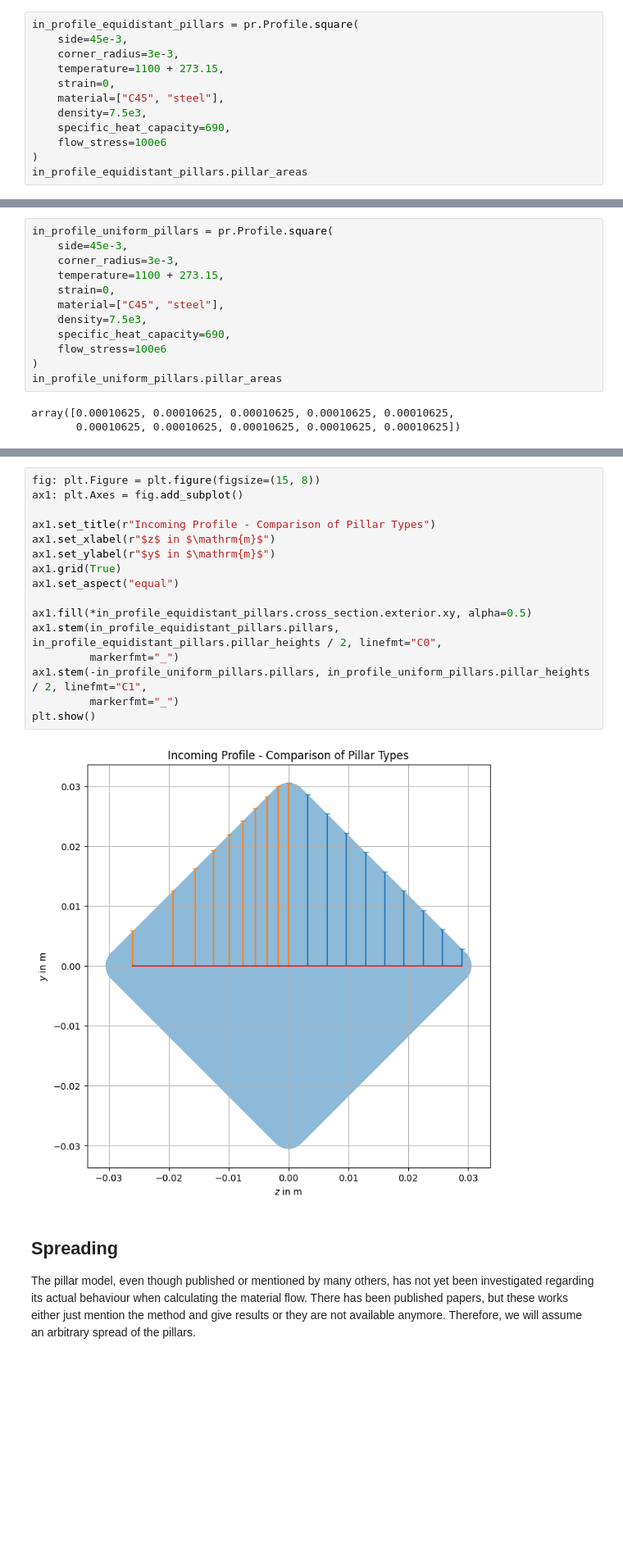
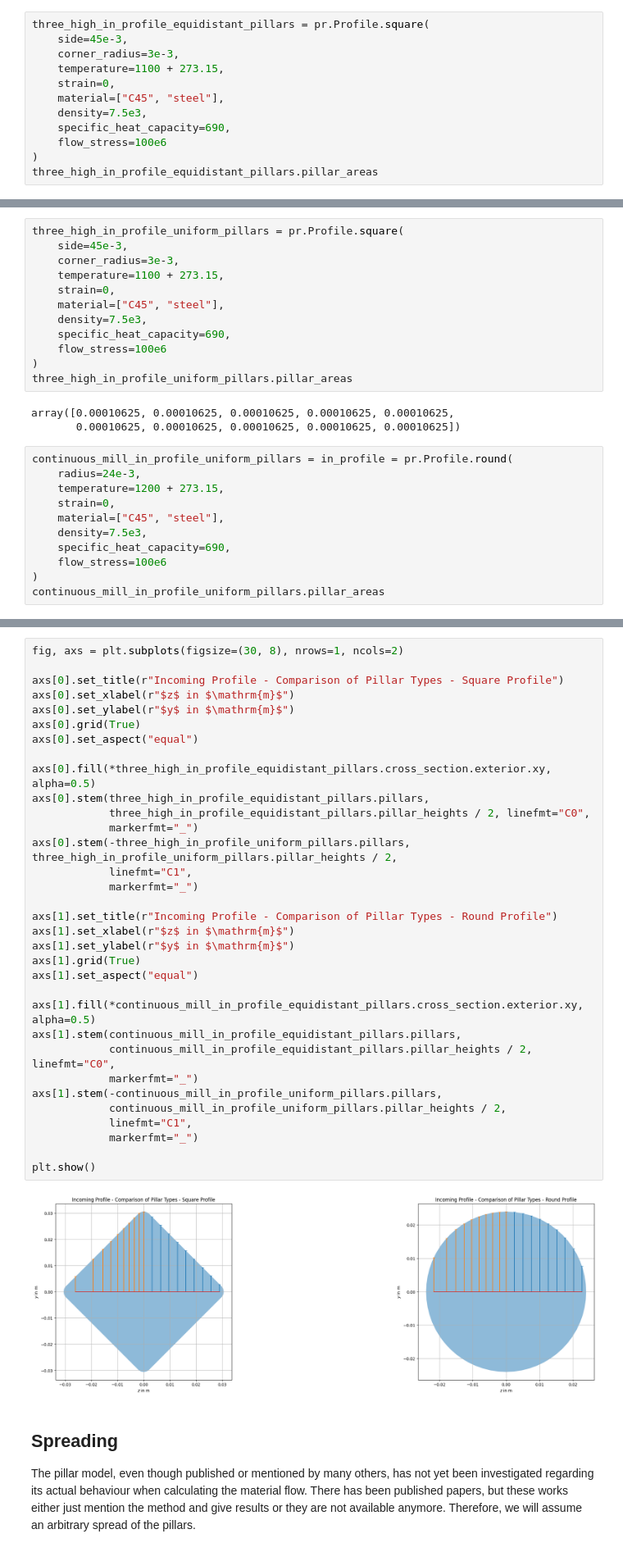
Before and after one commit to pyroll-project/pyroll-examples, a Jupyter notebook: pillar_model_intro.ipynb, the cells around one changed output, grey strips where cells are left out. Shown: that part at 82% size. Drawn from its saved outputs; the diff is of its cells as text; blank space fills up the shorter version.

Commit message:
added round-oval pass

```diff
--- a/pillar_model_intro.ipynb
+++ b/pillar_model_intro.ipynb
@@ -30,7 +31,7 @@ Let's define a profile and check the influence of these values.
 pyroll.pillar_model.Config.PILLAR_TYPE = "EQUIDISTANT"
 pyroll.pillar_model.Config.PILLAR_COUNT = 10
 # %%
-in_profile_equidistant_pillars = pr.Profile.square(
+three_high_in_profile_equidistant_pillars = pr.Profile.square(
     side=45e-3,
     corner_radius=3e-3,
     temperature=1100 + 273.15,
@@ -40,7 +41,7 @@ in_profile_equidistant_pillars = pr.Profile.square(
     specific_heat_capacity=690,
     flow_stress=100e6
 )
-in_profile_equidistant_pillars.pillar_areas
+three_high_in_profile_equidistant_pillars.pillar_areas
 # %% [output]
 array([1.96834313e-04, 1.84114160e-04, 1.63394758e-04, 1.42675357e-04,
        1.21955956e-04, 1.01236554e-04, 8.05171529e-05, 5.97977516e-05,
@@ -49,7 +65,7 @@ array([1.96834313e-04, 1.84114160e-04, 1.63394758e-04, 1.42675357e-04,
 pyroll.pillar_model.Config.PILLAR_TYPE = "UNIFORM"
 pyroll.pillar_model.Config.PILLAR_COUNT = 10
 # %%
-in_profile_uniform_pillars = pr.Profile.square(
+three_high_in_profile_uniform_pillars = pr.Profile.square(
     side=45e-3,
     corner_radius=3e-3,
     temperature=1100 + 273.15,
@@ -59,7 +75,18 @@ in_profile_uniform_pillars = pr.Profile.square(
     specific_heat_capacity=690,
     flow_stress=100e6
 )
-in_profile_uniform_pillars.pillar_areas
+three_high_in_profile_uniform_pillars.pillar_areas
 # %% [output]
 array([0.00010625, 0.00010625, 0.00010625, 0.00010625, 0.00010625,
        0.00010625, 0.00010625, 0.00010625, 0.00010625, 0.00010625])
+# %%
+continuous_mill_in_profile_uniform_pillars = in_profile = pr.Profile.round(
+    radius=24e-3,
+    temperature=1200 + 273.15,
+    strain=0,
+    material=["C45", "steel"],
+    density=7.5e3,
+    specific_heat_capacity=690,
+    flow_stress=100e6
+)
+continuous_mill_in_profile_uniform_pillars.pillar_areas
@@ -66,21 +97,38 @@ array([0.00010625, 0.00010625, 0.00010625, 0.00010625, 0.00010625,
 # %%
-fig: plt.Figure = plt.figure(figsize=(15, 8))
-ax1: plt.Axes = fig.add_subplot()
+fig, axs = plt.subplots(figsize=(30, 8), nrows=1, ncols=2)
 
-ax1.set_title(r"Incoming Profile - Comparison of Pillar Types")
-ax1.set_xlabel(r"$z$ in $\mathrm{m}$")
-ax1.set_ylabel(r"$y$ in $\mathrm{m}$")
-ax1.grid(True)
-ax1.set_aspect("equal")
+axs[0].set_title(r"Incoming Profile - Comparison of Pillar Types - Square Profile")
+axs[0].set_xlabel(r"$z$ in $\mathrm{m}$")
+axs[0].set_ylabel(r"$y$ in $\mathrm{m}$")
+axs[0].grid(True)
+axs[0].set_aspect("equal")
 
-ax1.fill(*in_profile_equidistant_pillars.cross_section.exterior.xy, alpha=0.5)
-ax1.stem(in_profile_equidistant_pillars.pillars, in_profile_equidistant_pillars.pillar_heights / 2, linefmt="C0",
-         markerfmt="_")
-ax1.stem(-in_profile_uniform_pillars.pillars, in_profile_uniform_pillars.pillar_heights / 2, linefmt="C1",
-         markerfmt="_")
+axs[0].fill(*three_high_in_profile_equidistant_pillars.cross_section.exterior.xy, alpha=0.5)
+axs[0].stem(three_high_in_profile_equidistant_pillars.pillars,
+            three_high_in_profile_equidistant_pillars.pillar_heights / 2, linefmt="C0",
+            markerfmt="_")
+axs[0].stem(-three_high_in_profile_uniform_pillars.pillars, three_high_in_profile_uniform_pillars.pillar_heights / 2,
+            linefmt="C1",
+            markerfmt="_")
+
+axs[1].set_title(r"Incoming Profile - Comparison of Pillar Types - Round Profile")
+axs[1].set_xlabel(r"$z$ in $\mathrm{m}$")
+axs[1].set_ylabel(r"$y$ in $\mathrm{m}$")
+axs[1].grid(True)
+axs[1].set_aspect("equal")
+
+axs[1].fill(*continuous_mill_in_profile_equidistant_pillars.cross_section.exterior.xy, alpha=0.5)
+axs[1].stem(continuous_mill_in_profile_equidistant_pillars.pillars,
+            continuous_mill_in_profile_equidistant_pillars.pillar_heights / 2, linefmt="C0",
+            markerfmt="_")
+axs[1].stem(-continuous_mill_in_profile_uniform_pillars.pillars,
+            continuous_mill_in_profile_uniform_pillars.pillar_heights / 2,
+            linefmt="C1",
+            markerfmt="_")
+
 plt.show()
 # %% [output]
-[figure, old version]
+[figure, new version]
 # %% [markdown]
 ## Spreading
 The pillar model, even though published or mentioned by many others, has not yet been investigated regarding its actual behaviour when calculating the material flow.
```
Also changed, not shown: parts of 19 cells of this notebook.
